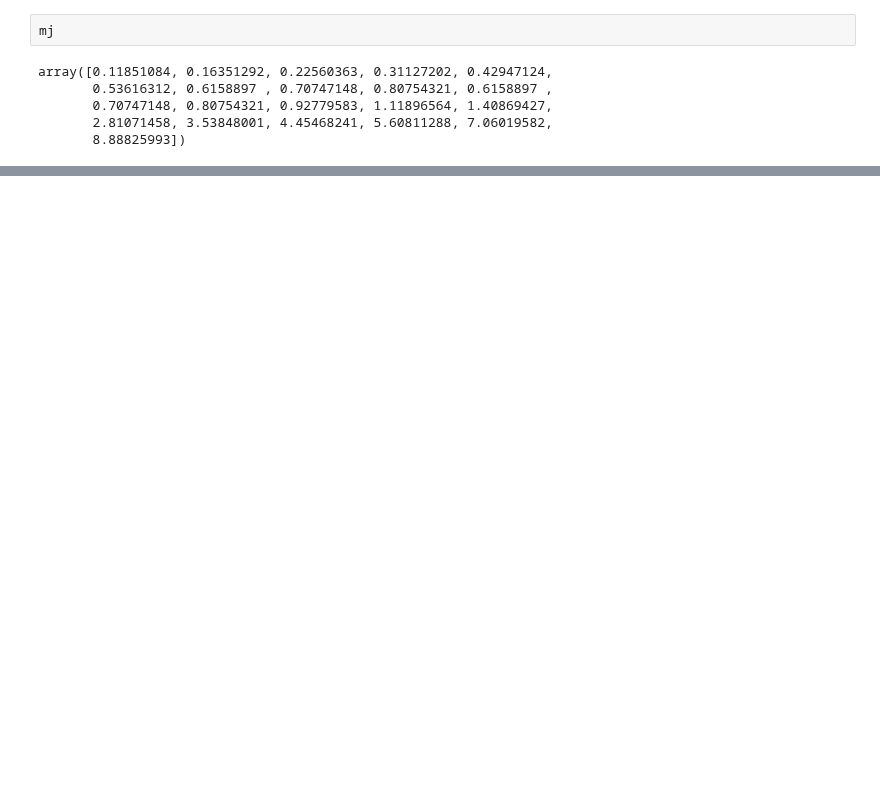
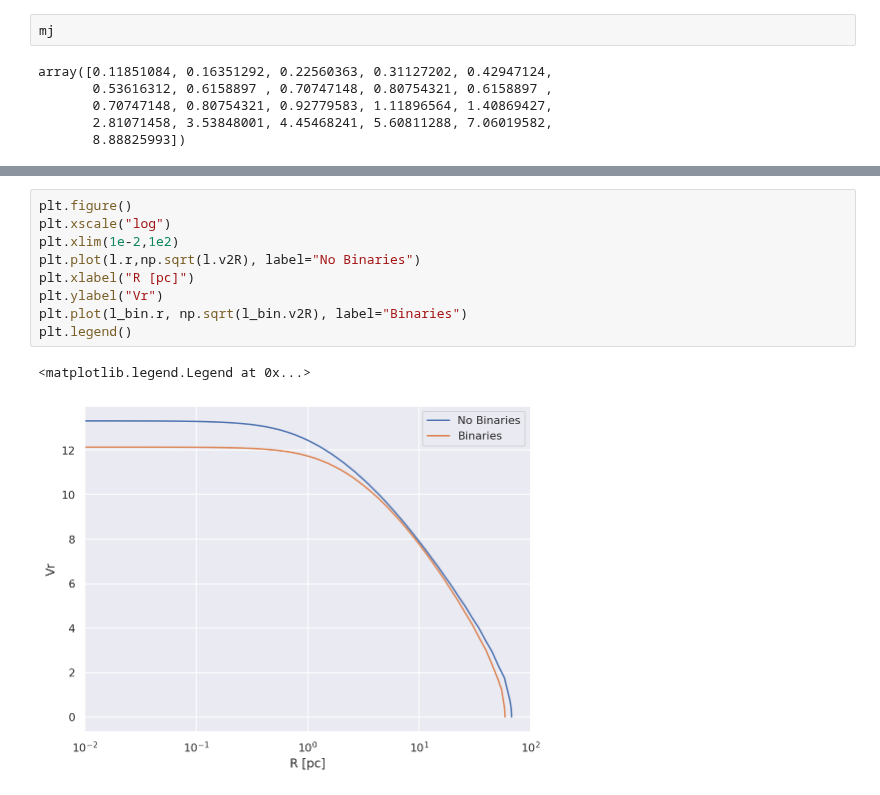
Before and after one commit to pjs902/honours-thesis, a Jupyter notebook: notebooks/limepy-binaries.ipynb, the cells around one changed output, grey strips where cells are left out. Saved outputs shown, nothing was run; the diff lists cells and outputs as text; blank space fills up the shorter version.

```diff
--- a/notebooks/limepy-binaries.ipynb
+++ b/notebooks/limepy-binaries.ipynb
@@ -181,0 +201,12 @@ np.sum(Mj) = 247566.655 np.sum(Mj_new) = 247566.655
+# %%
+plt.figure()
+plt.xscale("log")
+plt.xlim(1e-2,1e2)
+plt.plot(l.r,np.sqrt(l.v2R), label="No Binaries")
+plt.xlabel("R [pc]")
+plt.ylabel("Vr")
+plt.plot(l_bin.r, np.sqrt(l_bin.v2R), label="Binaries")
+plt.legend()
+# %% [output]
+<matplotlib.legend.Legend at 0x...>
+[figure, added]
```
Also changed, not shown: parts of 14 cells of this notebook.
